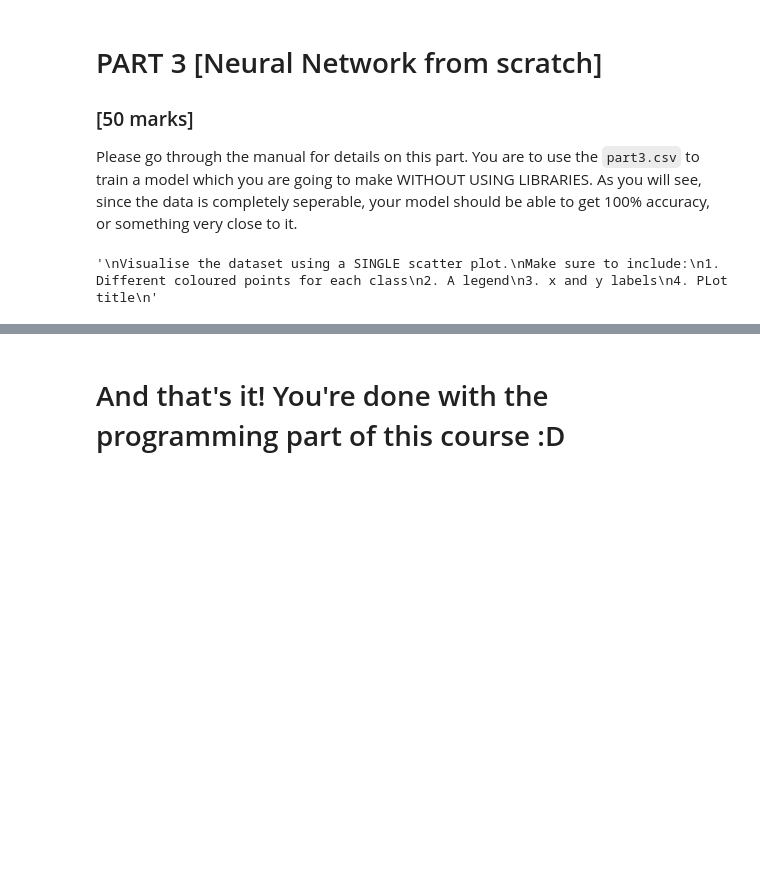
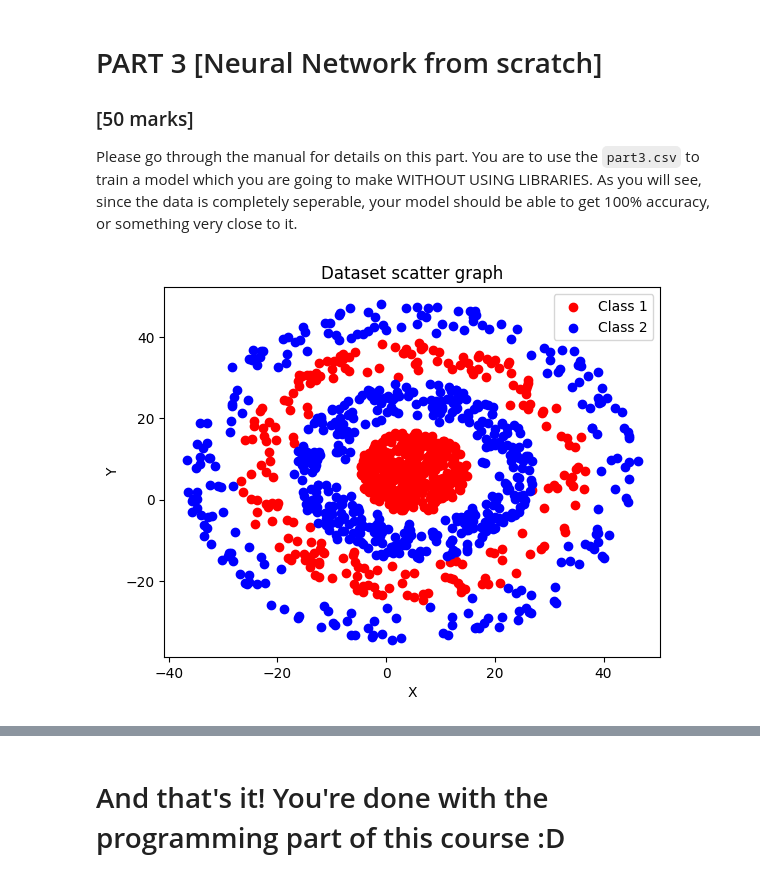
Before and after one commit to ahmed-fz11/Machine_Learning_Project3, a Jupyter notebook: GroupNumber_PA3.ipynb, the cells around one changed output, grey strips where cells are left out. Saved outputs shown, nothing was run; the diff lists cells and outputs as text; code cells hidden in the pictures; blank space fills up the shorter version.

```diff
--- a/GroupNumber_PA3.ipynb
+++ b/GroupNumber_PA3.ipynb
@@ -217,15 +225,27 @@ Please go through the manual for details on this part. You are to use the `part3
-# %%
-'''
-Visualise the dataset using a SINGLE scatter plot.
-Make sure to include:
-1. Different coloured points for each class
-2. A legend
-3. x and y labels
-4. PLot title
-'''
-
-# code here
-# %% [output]
-'\nVisualise the dataset using a SINGLE scatter plot.\nMake sure to include:\n1. Different coloured points for each class\n2. A legend\n3. x and y labels\n4. PLot title\n'
+# %%
+df = pd.read_csv('part3.csv')
+
+X = df[['x','y']].to_numpy()
+label = df['label'].to_numpy()
+'''
+Visualise the dataset using a SINGLE scatter plot.
+Make sure to include:
+1. Different coloured points for each class
+2. A legend
+3. x and y labels
+4. PLot title
+'''
+# print(X_df[label_df == 1], Y_df[label_df == 1])
+# code here
+plt.scatter(X[:,0][label == 1], X[:, 1][label == 1], color='red', label='Class 1') #xy point with label==1 plotted as class 1 of red color points
+plt.scatter(X[:,0][label == 2], X[:, 1][label == 2], color='blue', label='Class 2')#xy point with label==2 plotted as class 2 of blue color points
+
+plt.xlabel('X')
+plt.ylabel('Y')
+plt.title('Dataset scatter graph')
+plt.legend()
+plt.show()
+# %% [output]
+[figure, added]
 # %%
 # GETTING THE TEST AND TRAIN DATASETS [you are allowed to use a library for this]
```
Also changed, not shown: parts of 6 cells of this notebook.
